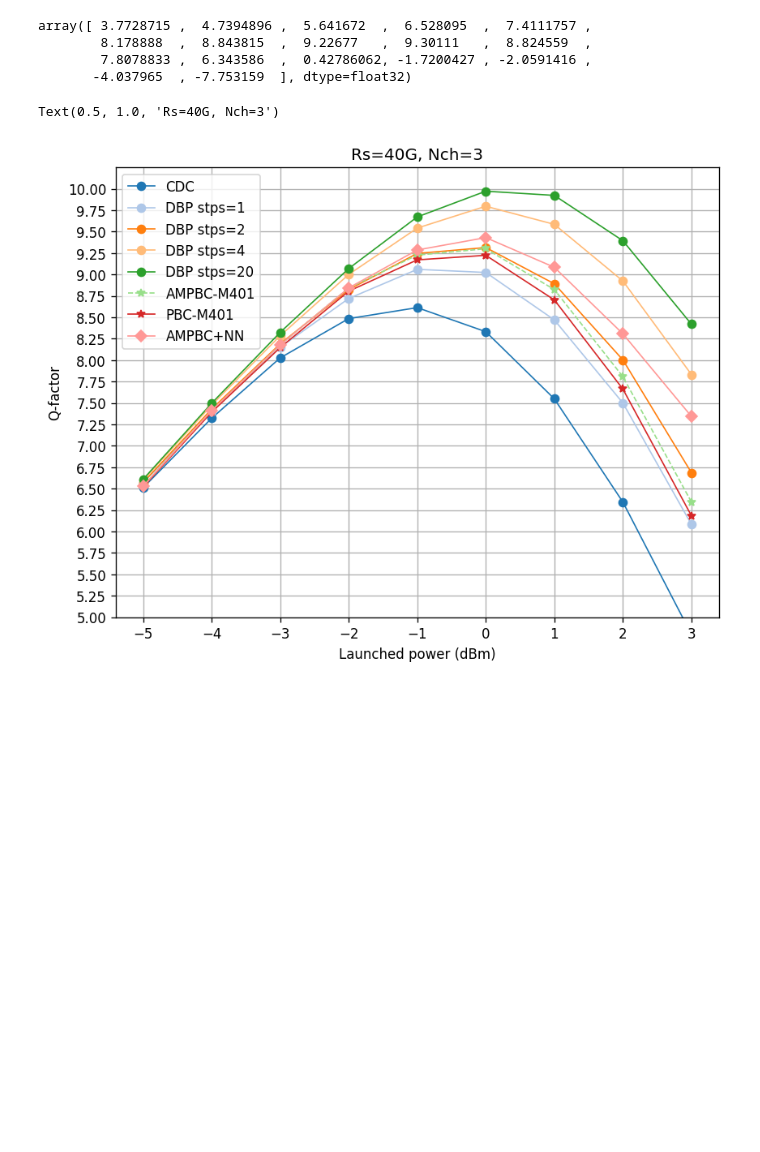
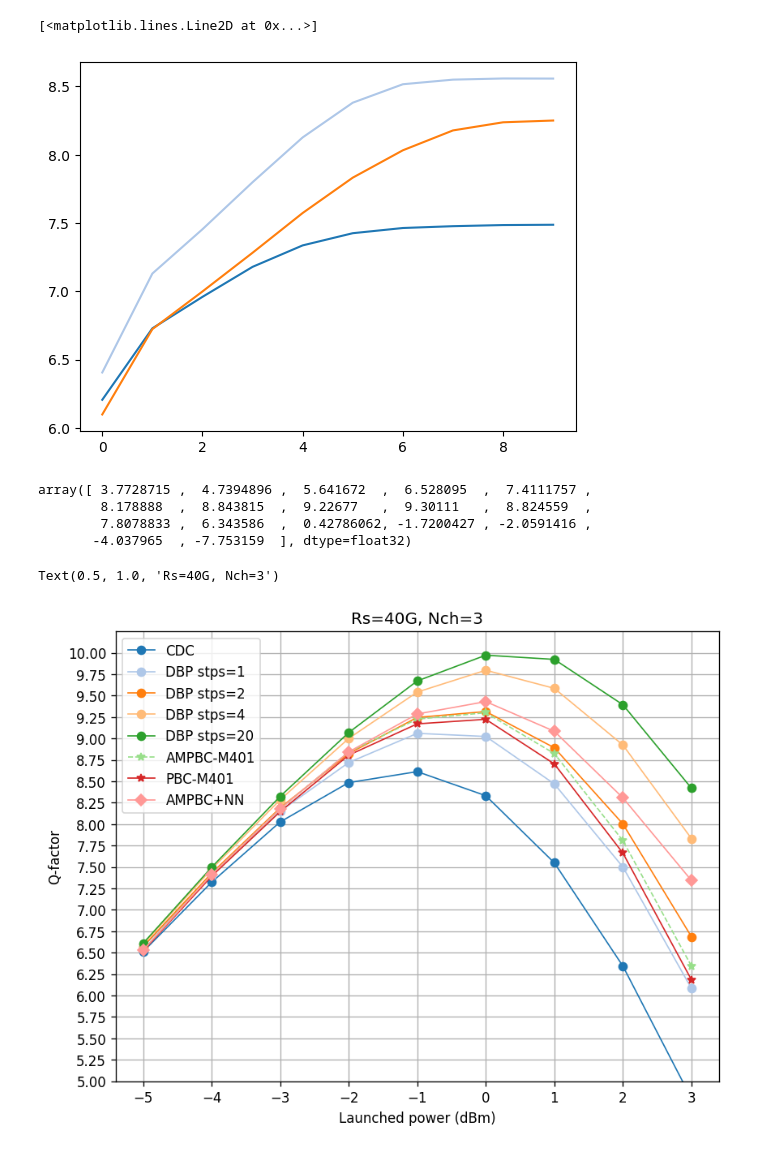
Before and after one commit to xinyuxiao113/TorchFiber, a Jupyter notebook: NN_plot.ipynb, the cells around one changed output. Drawn from its saved outputs; the diff is of its cells as text; code cells hidden in the pictures; blank space fills up the shorter version.

```diff
--- a/NN_plot.ipynb
+++ b/NN_plot.ipynb
@@ -48,3 +50,28 @@ Text(0.5, 1.0, 'Rs=40G, Nch=3')
+# %%
+import h5py
+f = h5py.File('dataset/test.h5', 'r')
+# %%
+from src.TorchSimulation.receiver import BER
+from src.TorchDSP.loss import Qsq
+
+
+def calc_Q(key, N):
+    s = f[key]['Rx_CDCDSP'].attrs['start']
+    e = f[key]['Rx_CDCDSP'].attrs['stop']
+    y = torch.from_numpy(f[key]['Rx_CDCDSP'][0:2, N:])
+    x = torch.from_numpy(f[key]['Tx'][:,s:e][0:2, N:])
+    return Qsq(np.mean(BER(y,x)['BER']))
+# %%
+Qs = {}
+for key in f.keys():
+    Qs[f[key].attrs['Pch']] = [calc_Q(key, n) for n in range(0, 20000, 2000)]
+# %%
+plt.plot(Qs[1])
+plt.plot(Qs[-1])
+plt.plot(Qs[0])
+# %% [output]
+[<matplotlib.lines.Line2D at 0x...>]
+[figure, added]
 # %%
 # dic = torch.load('_models/simulation_nneq/Test5_Pch2/AMPBC_L40_rho4ckpt60', map_location='cpu')
 # Q['AMPBC-M41'] = np.mean(dic['metric']['Qsq'][::2], axis=-1)
```
Also changed, not shown: parts of 3 cells of this notebook, 10 other files.
